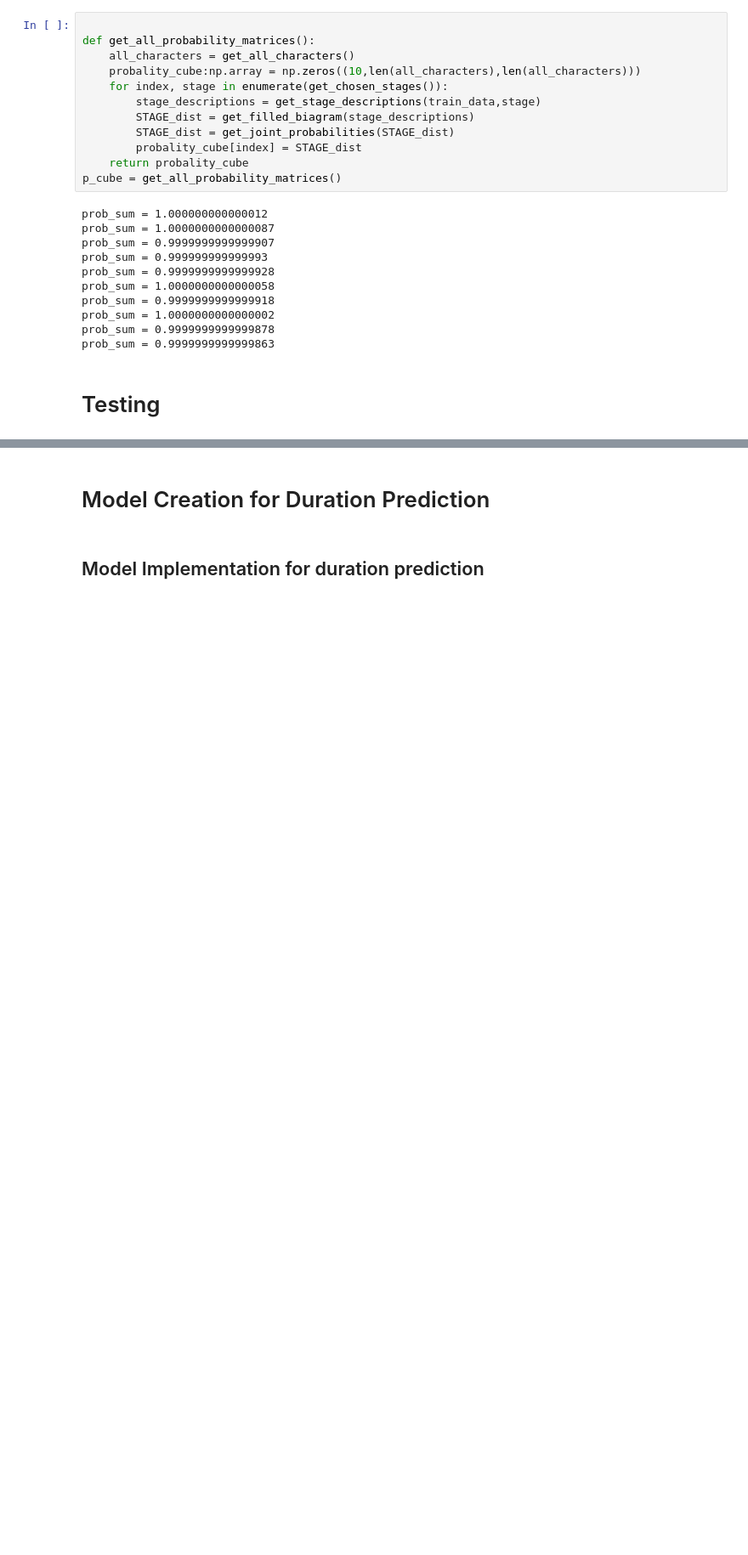
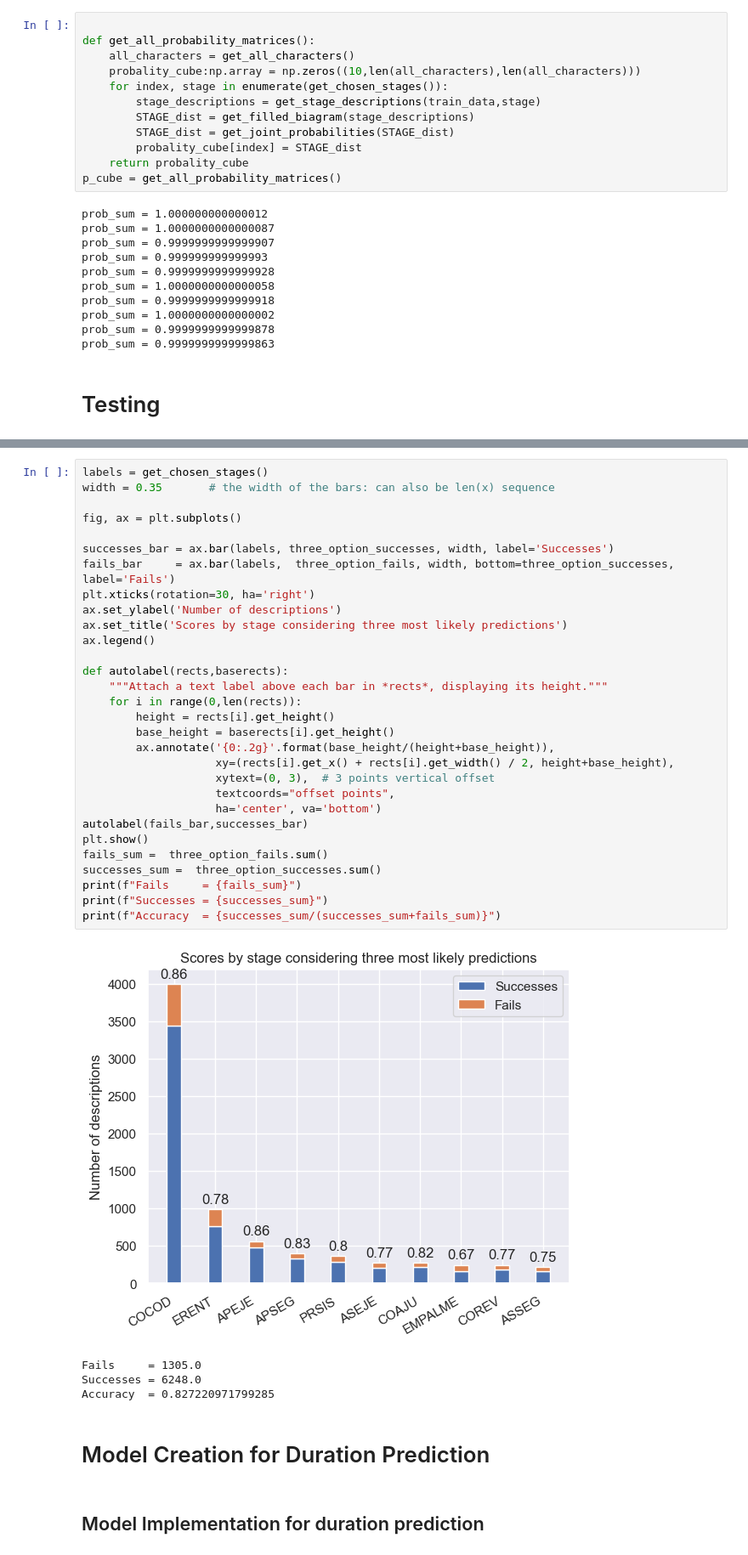
Before and after one commit to jrsalgadoASW/hw4_ares, a Jupyter notebook: model_creation.ipynb, the cells around one changed output, grey strips where cells are left out. Shown at 85% size. Cells and saved outputs as stored; diff of their text form; blank space fills up the shorter version.

```diff
--- a/model_creation.ipynb
+++ b/model_creation.ipynb
@@ -400,3 +441,38 @@ Accuraccy= 0.535681186283596
+# %%
+labels = get_chosen_stages()
+width = 0.35       # the width of the bars: can also be len(x) sequence
+
+fig, ax = plt.subplots()
+
+successes_bar = ax.bar(labels, three_option_successes, width, label='Successes')
+fails_bar     = ax.bar(labels,  three_option_fails, width, bottom=three_option_successes, label='Fails')
+plt.xticks(rotation=30, ha='right')
+ax.set_ylabel('Number of descriptions')
+ax.set_title('Scores by stage considering three most likely predictions')
+ax.legend()
+
+def autolabel(rects,baserects):
+    """Attach a text label above each bar in *rects*, displaying its height."""
+    for i in range(0,len(rects)):
+        height = rects[i].get_height()
+        base_height = baserects[i].get_height()
+        ax.annotate('{0:.2g}'.format(base_height/(height+base_height)),
+                    xy=(rects[i].get_x() + rects[i].get_width() / 2, height+base_height),
+                    xytext=(0, 3),  # 3 points vertical offset
+                    textcoords="offset points",
+                    ha='center', va='bottom')
+autolabel(fails_bar,successes_bar)
+plt.show()
+fails_sum =  three_option_fails.sum()
+successes_sum =  three_option_successes.sum()
+print(f"Fails     = {fails_sum}")
+print(f"Successes = {successes_sum}")
+print(f"Accuracy  = {successes_sum/(successes_sum+fails_sum)}")
+# %% [output]
+[figure, added]
+Fails     = 1305.0
+Successes = 6248.0
+Accuracy  = 0.827220971799285
 # %% [markdown]
 # Model Creation for Duration Prediction
 # %% [markdown]
```
Also changed, not shown: parts of 5 cells of this notebook.
